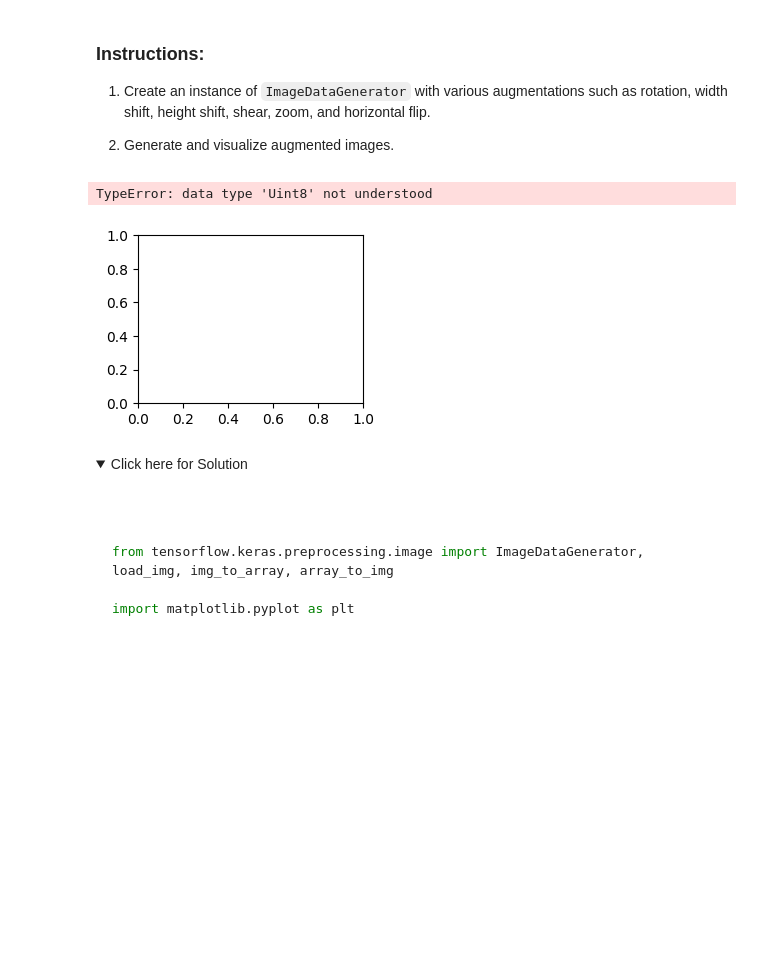
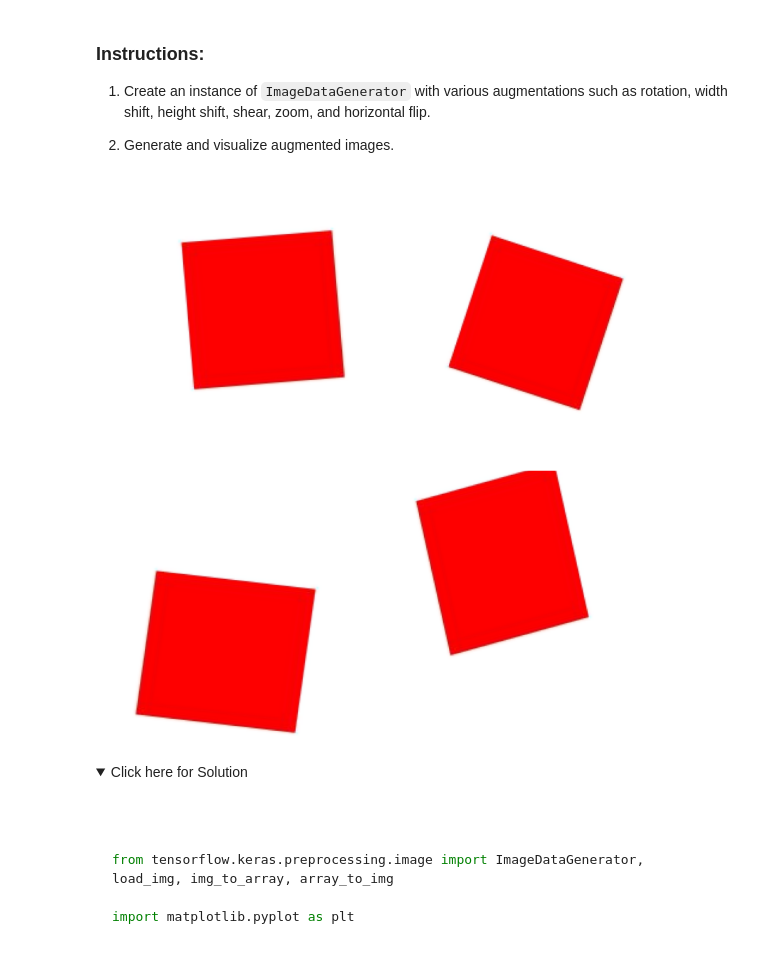
Before and after one commit to Temiloluwa-Oloye/Deep-Learning-with-Keras-and-TensorFlow, a Jupyter notebook: Advanced Data Augmentation with Keras.ipynb, the cells around one changed output. Cells and saved outputs as stored; diff of their text form; code cells hidden in the pictures; folded sections open; blank space fills up the shorter version.

Commit message:
Update Advanced Data Augmentation with Keras.ipynb
- Improved data augmentation techniques
- Added new examples and explanations

```diff
--- a/Advanced Data Augmentation with Keras.ipynb
+++ b/Advanced Data Augmentation with Keras.ipynb
@@ -252,29 +244,32 @@ Objective: Experiment with different augmentation techniques and visualize their
 
 2. Generate and visualize augmented images.
 # %%
+# Define the ImageDataGenerator with augmentation
 datagen2 = ImageDataGenerator(
     zoom_range=0.1,
     height_shift_range=0.2,
     width_shift_range=0.2,
     shear_range=0.1,
     rotation_range=20,
     horizontal_flip=True
 )
 
+# Create a figure before the loop
+plt.figure(figsize=(8, 8))
+
 i = 0
-for batch in datagen2.flow(x, batch_size = 1):
-    plt.figure()
-    plt.subplot(2, 2, i+1)
-    imgplot(batch[0].astype('Uint8'))
-
-    i+=1
-    if i >= 4:
+for batch in datagen2.flow(x, batch_size=1):
+    plt.subplot(2, 2, i+1)  # Arrange in a 2x2 grid
+    plt.imshow(batch[0].astype('uint8'))
+    plt.axis('off')  # Hide axis for better visualization
+    i += 1
+    if i >= 4:  # Stop after 4 augmented images
         break
 
+plt.tight_layout()  # Adjust layout to prevent overlap
 plt.show()
 # %% [output]
-TypeError: data type 'Uint8' not understood
-[figure, old version]
+[figure, new version]
 # %% [markdown]
 <details>
     <summary>Click here for Solution</summary>
```
Also changed, not shown: parts of 4 cells of this notebook.
